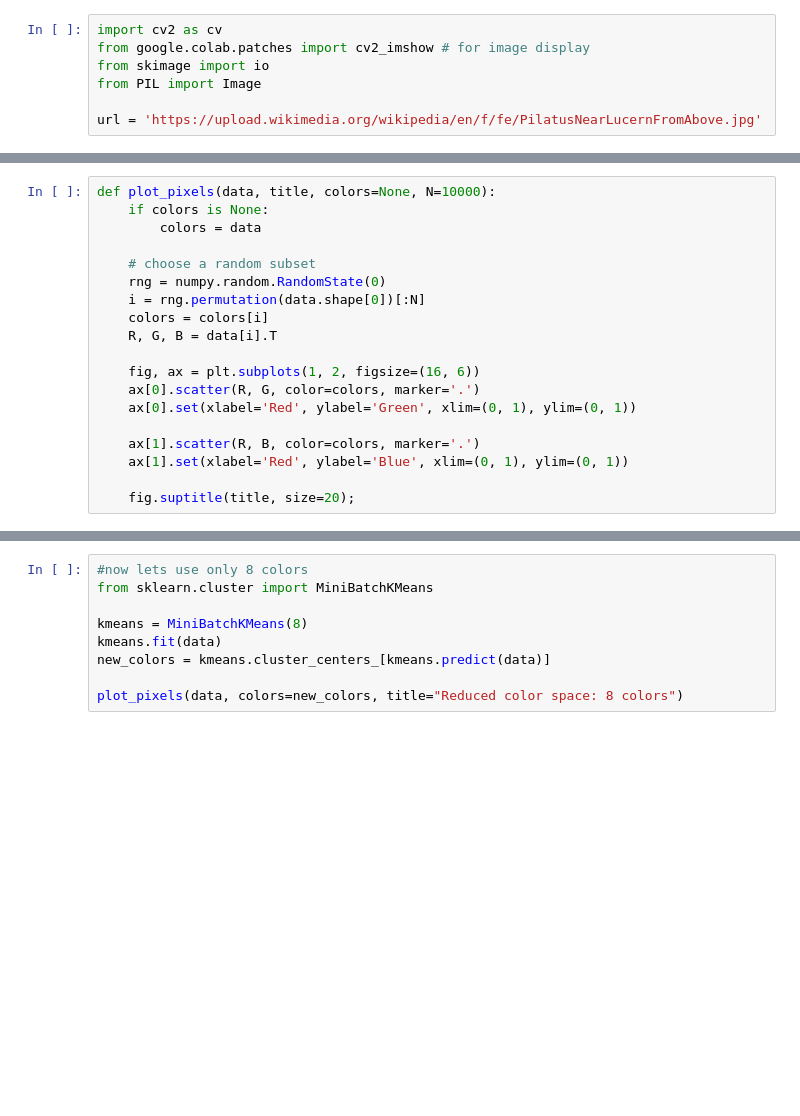
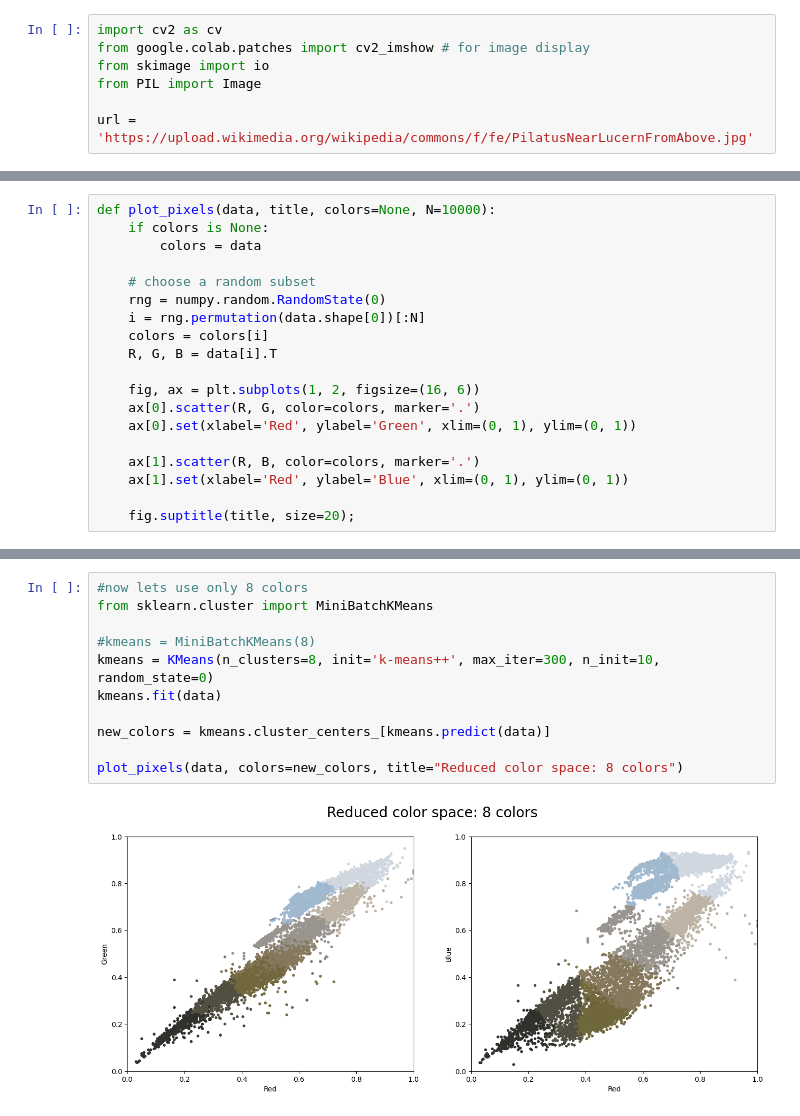
Before and after one commit to realtechsupport/CriticalMachineLearning, a Jupyter notebook: code/Kmeans_3.ipynb, the cells around one changed output, grey strips where cells are left out. Saved outputs shown, nothing was run; the diff lists cells and outputs as text; blank space fills up the shorter version.

```diff
--- a/code/Kmeans_3.ipynb
+++ b/code/Kmeans_3.ipynb
@@ -27,7 +29,7 @@ from google.colab.patches import cv2_imshow # for image display
 from skimage import io
 from PIL import Image
 
-url = 'https://upload.wikimedia.org/wikipedia/en/f/fe/PilatusNearLucernFromAbove.jpg'
+url = 'https://upload.wikimedia.org/wikipedia/commons/f/fe/PilatusNearLucernFromAbove.jpg'
 # %%
   image = io.imread(url)
   image_rgb = cv.cvtColor(image, cv.COLOR_BGR2RGB)
@@ -66,12 +76,16 @@ plot_pixels(data, title='Input color space: 16 million possible colors')
 # %%
 #now lets use only 8 colors
 from sklearn.cluster import MiniBatchKMeans
 
-kmeans = MiniBatchKMeans(8)
+#kmeans = MiniBatchKMeans(8)
+kmeans = KMeans(n_clusters=8, init='k-means++', max_iter=300, n_init=10, random_state=0)
 kmeans.fit(data)
+
 new_colors = kmeans.cluster_centers_[kmeans.predict(data)]
 
 plot_pixels(data, colors=new_colors, title="Reduced color space: 8 colors")
+# %% [output]
+[figure, added]
 # %%
 #image_rgb_recolored = new_colors.reshape(image_rgb.shape)
 image_rgb_recolored = new_colors.reshape(image.shape)
```
Also changed, not shown: parts of 7 cells of this notebook, 35 other files.
